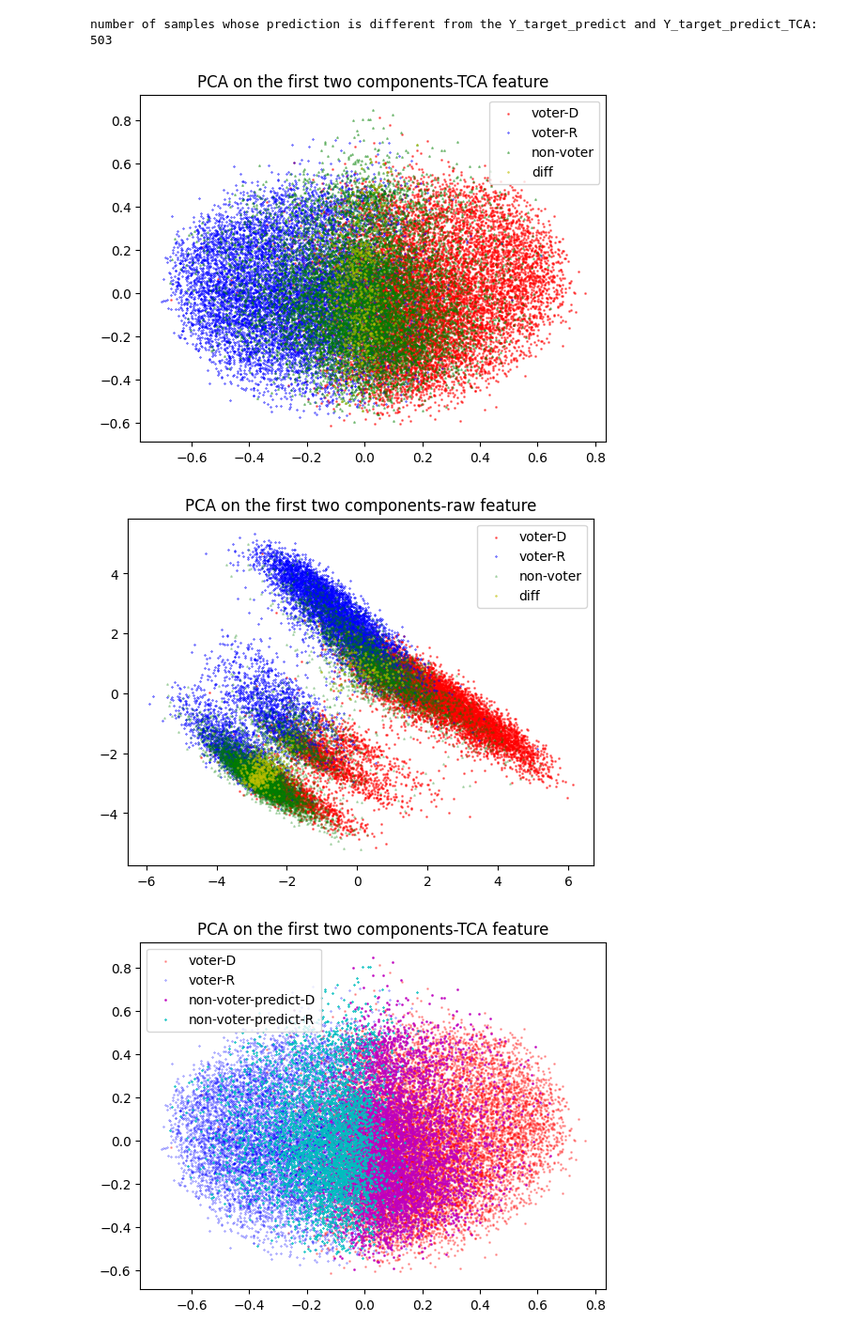
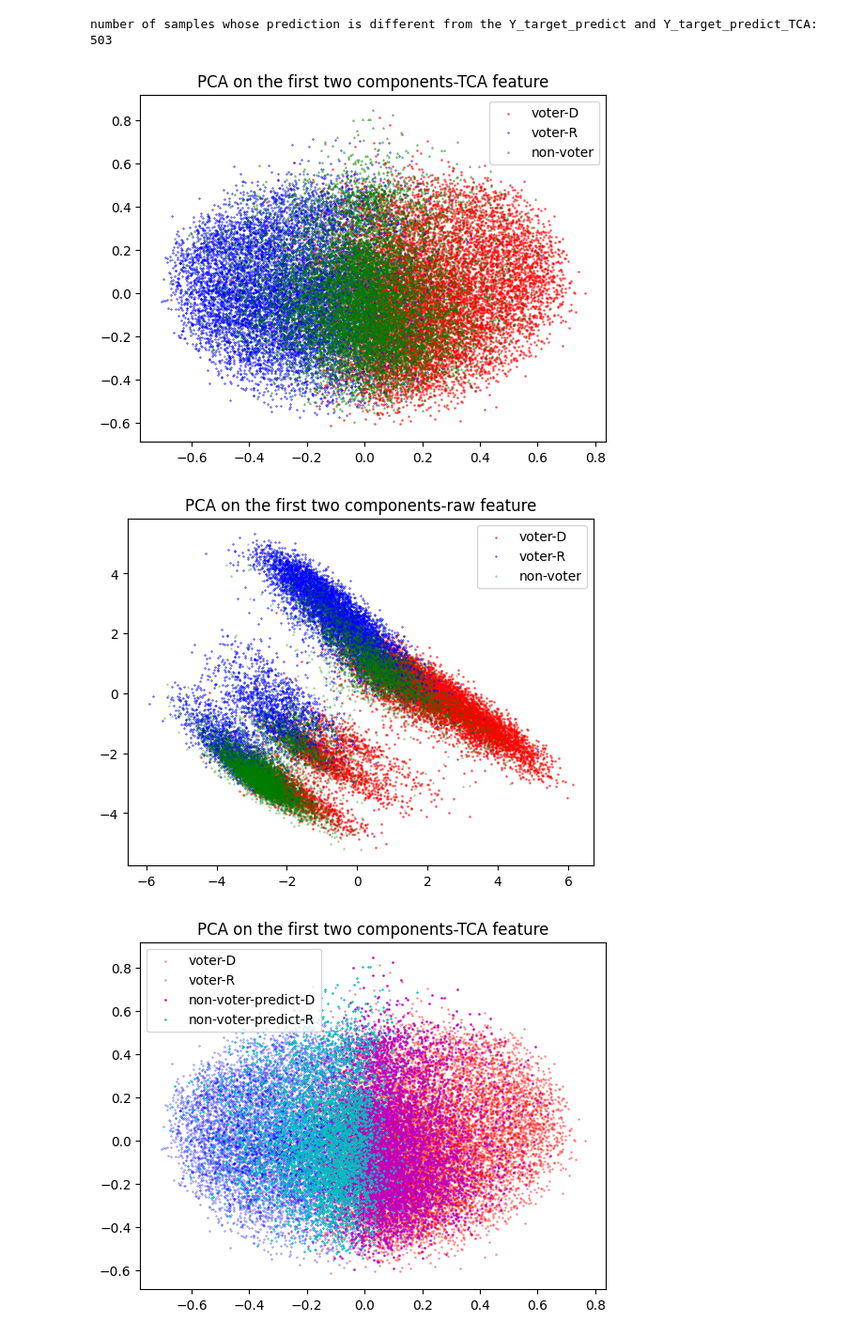
Before and after one commit to xuangu-fang/ML-Poli-Sci, a Jupyter notebook: code/universal_prediction.ipynb, the cells around one changed output. Shown at 94% size. Cells and saved outputs as stored; diff of their text form; code cells hidden in the pictures.

```diff
--- a/code/universal_prediction.ipynb
+++ b/code/universal_prediction.ipynb
@@ -191,7 +191,7 @@ plt.scatter(Xs_new_pca[index_vote_R,0], Xs_new_pca[index_vote_R,1], c='b', label
 plt.scatter(Xt_new_pca[:,0], Xt_new_pca[:,1], c='g', label='non-voter', marker='^', alpha=0.5, s=1)
 
 # plot the prediction difference samples
-plt.scatter(Xt_new_pca[differ_index,0], Xt_new_pca[differ_index,1], c='y', label='diff', marker='*', alpha=0.5, s=1)
+# plt.scatter(Xt_new_pca[differ_index,0], Xt_new_pca[differ_index,1], c='y', label='diff', marker='*', alpha=0.5, s=1)
 
 
 
@@ -199,24 +199,26 @@ plt.title('PCA on the first two components-TCA feature')
 plt.legend()
 
 # save the figure
-plt.savefig(folder_name + 'PCA_TCA_diff.png')
+# plt.savefig(folder_name + 'PCA_TCA_diff.png')
+plt.savefig(folder_name + 'PCA_TCA.png')
 # %% [output]
-[figure, old version]
+[figure, new version]
 # %%
 plt.scatter(Xs_raw_pca[index_vote_D,0], Xs_raw_pca[index_vote_D,1], c='r', label='voter-D', marker='o', alpha=0.5, s=1)
 plt.scatter(Xs_raw_pca[index_vote_R,0], Xs_raw_pca[index_vote_R,1], c='b', label='voter-R', marker='x', alpha=0.5, s=1)
 
 plt.scatter(Xt_raw_pca[:,0], Xt_raw_pca[:,1], c='g', label='non-voter', marker='^', alpha=0.3, s=1)
 
-plt.scatter(Xt_raw_pca[differ_index,0], Xt_raw_pca[differ_index,1], c='y', label='diff', marker='*', alpha=0.5, s=1)
+# plt.scatter(Xt_raw_pca[differ_index,0], Xt_raw_pca[differ_index,1], c='y', label='diff', marker='*', alpha=0.5, s=1)
 
 plt.title('PCA on the first two components-raw feature')
 plt.legend()
 
 
-plt.savefig(folder_name + 'PCA_raw_diff.png')
+# plt.savefig(folder_name + 'PCA_raw_diff.png')
+plt.savefig(folder_name + 'PCA_raw.png')
 # %% [output]
-[figure, old version]
+[figure, new version]
 # %%
 plt.scatter(Xs_new_pca[index_vote_D,0], Xs_new_pca[index_vote_D,1], c='r', label='voter-D', marker='o', alpha=0.3, s=1)
 plt.scatter(Xs_new_pca[index_vote_R,0], Xs_new_pca[index_vote_R,1], c='b', label='voter-R', marker='x', alpha=0.3, s=1)
```
Also changed, not shown: 2 other files.
